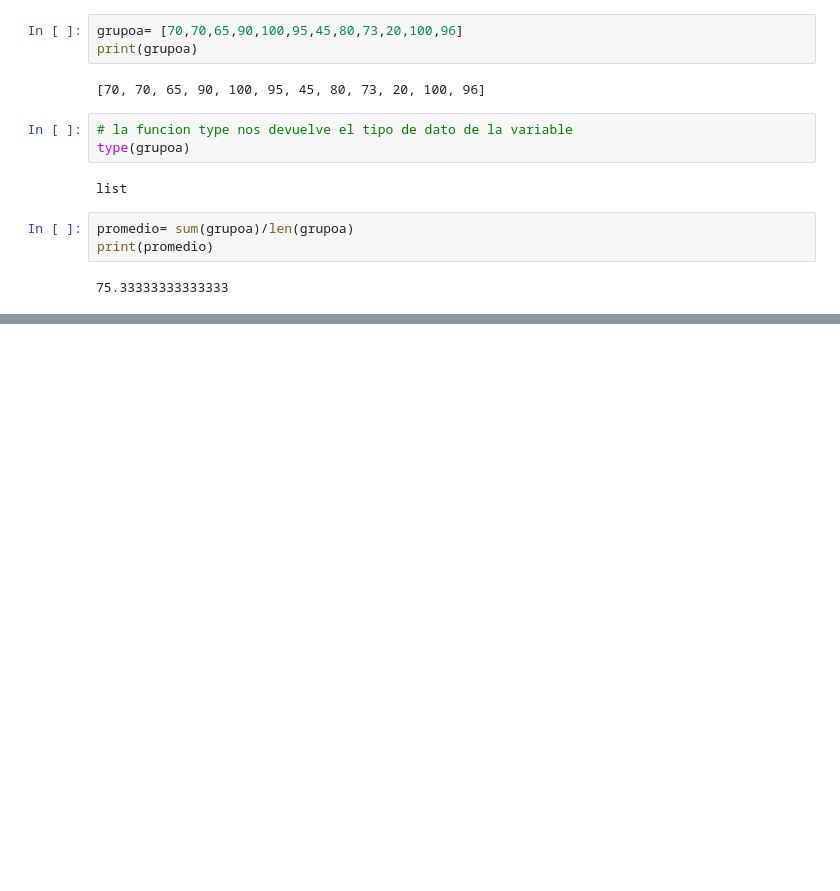
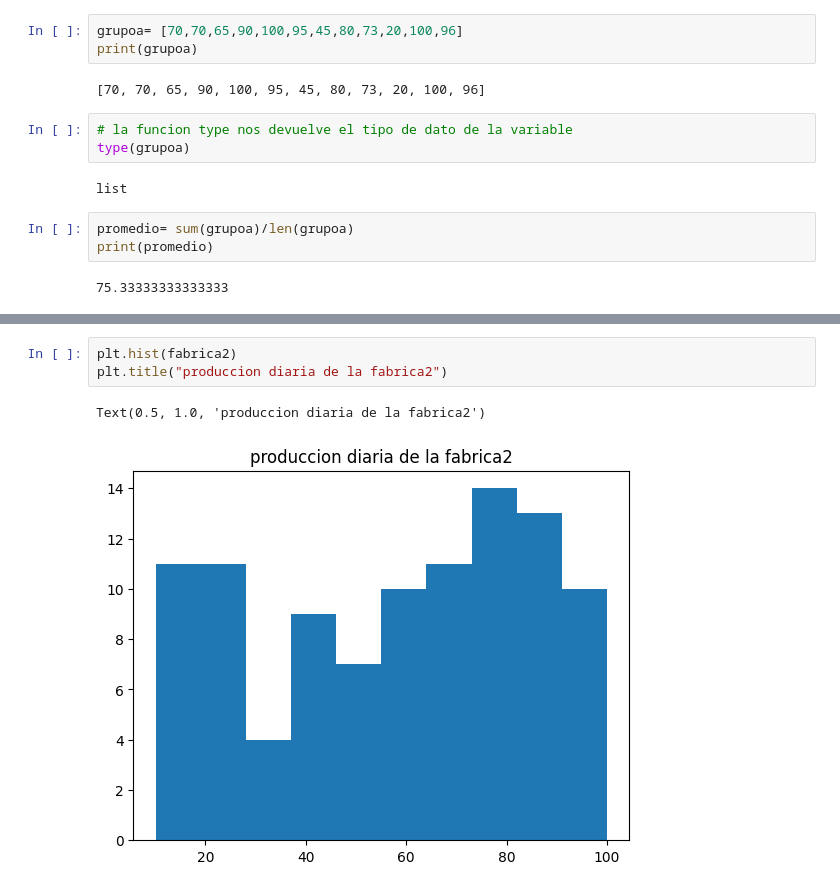
Before and after one commit to Daniel125558/Probabilidad, a Jupyter notebook: Unidad1/Practica1_(incompleto).ipynb, the cells around one changed output, grey strips where cells are left out. Saved outputs shown, nothing was run; the diff lists cells and outputs as text; blank space fills up the shorter version.

```diff
--- a/Unidad1/Practica1_(incompleto).ipynb
+++ b/Unidad1/Practica1_(incompleto).ipynb
@@ -28,0 +107,6 @@ print(promedio2)
+# %%
+plt.hist(fabrica2)
+plt.title("produccion diaria de la fabrica2")
+# %% [output]
+Text(0.5, 1.0, 'produccion diaria de la fabrica2')
+[figure, added]
```
Also changed, not shown: parts of 16 cells of this notebook.
